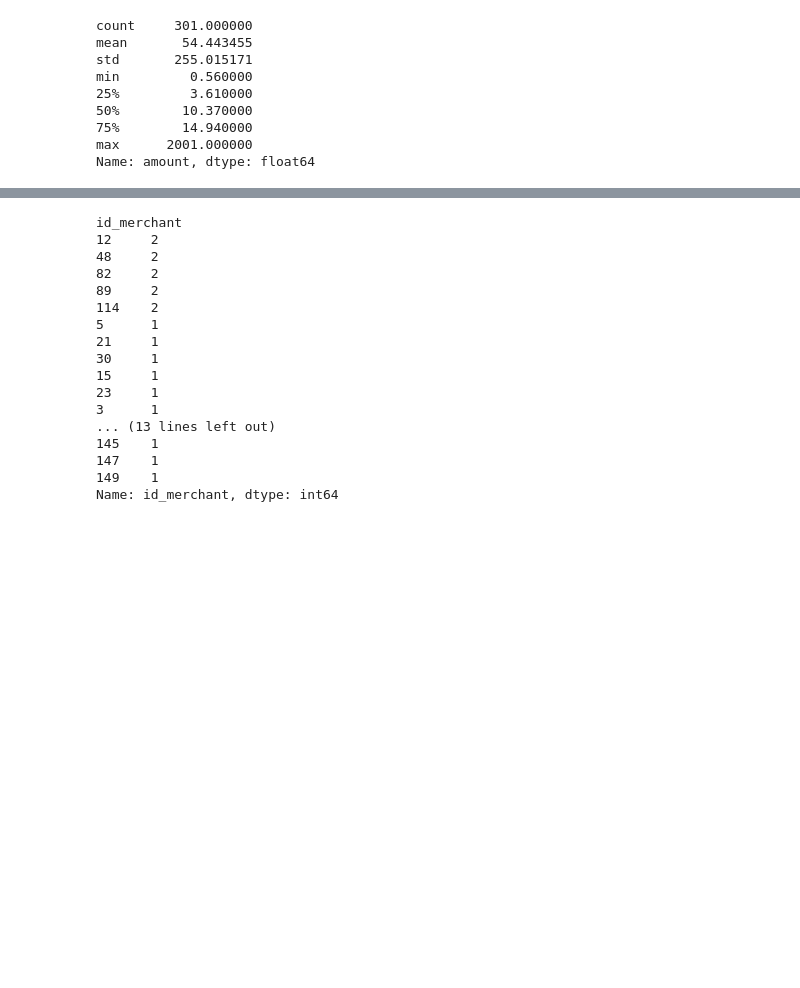
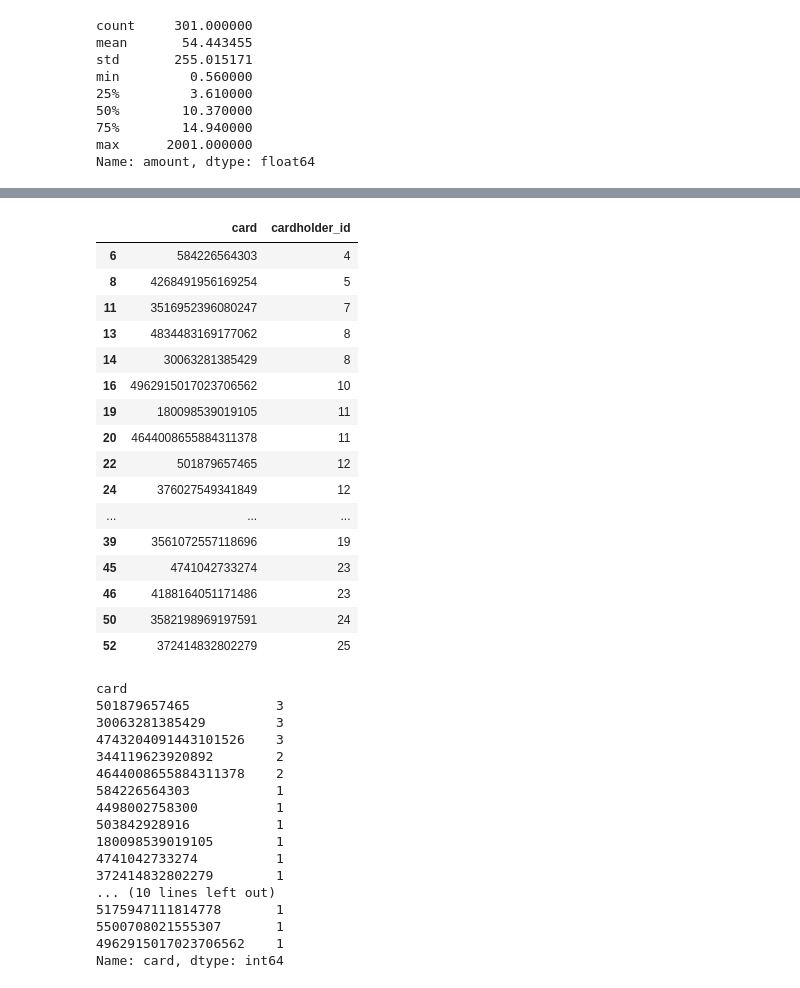
Before and after one commit to sebastianDeLeon/FraudAnalisis, a Jupyter notebook: caso1.ipynb, the cells around one changed output, grey strips where cells are left out. Cells and saved outputs as stored; diff of their text form; code cells hidden in the pictures; blank space fills up the shorter version.

```diff
--- a/caso1.ipynb
+++ b/caso1.ipynb
@@ -282,20 +373,47 @@ suspiciusTransac = SixToEighTransacs.loc[(SixToEighTransacs["amount"]<2)]
+# %%
+#Tarjetas con mas trasnacciones sospechosas
+#cards with the more suspicious transactions
+
+suspicious_cards = suspiciusTransac.groupby(["card"])["card"].count().sort_values(ascending=False)
+mask_suspi_card = credit_card_df["card"].isin(suspicious_cards.index)
+credit_suspi = credit_card_df[mask_suspi_card]
+credit_suspi
+# %% [output]
+|  | card | cardholder_id |
+| 6 | 584226564303 | 4 |
+| 8 | 4268491956169254 | 5 |
+| 11 | 3516952396080247 | 7 |
+| 13 | 4834483169177062 | 8 |
+| 14 | 30063281385429 | 8 |
+| 16 | 4962915017023706562 | 10 |
+| 19 | 180098539019105 | 11 |
+| 20 | 4644008655884311378 | 11 |
+| 22 | 501879657465 | 12 |
+| 24 | 376027549341849 | 12 |
+| ... | ... | ... |
+| 39 | 3561072557118696 | 19 |
+| 45 | 4741042733274 | 23 |
+| 46 | 4188164051171486 | 23 |
+| 50 | 3582198969197591 | 24 |
+| 52 | 372414832802279 | 25 |
 # %%
-suspiciusTransac.groupby(["id_merchant"])["id_merchant"].count().sort_values(ascending=False)
+#top 6
+suspiciusTransac.groupby(["card"])["card"].count().sort_values(ascending=False)
 # %% [output]
-id_merchant
-12     2
-48     2
-82     2
-89     2
-114    2
-5      1
-21     1
-30     1
-15     1
-23     1
-3      1
-... (13 lines left out)
-145    1
-147    1
-149    1
-Name: id_merchant, dtype: int64
+card
+501879657465           3
+30063281385429         3
+4743204091443101526    3
+344119623920892        2
+4644008655884311378    2
+584226564303           1
+4498002758300          1
+503842928916           1
+180098539019105        1
+4741042733274          1
+372414832802279        1
+... (10 lines left out)
+5175947111814778       1
+5500708021555307       1
+4962915017023706562    1
+Name: card, dtype: int64
```
Also changed, not shown: parts of 17 cells of this notebook.
